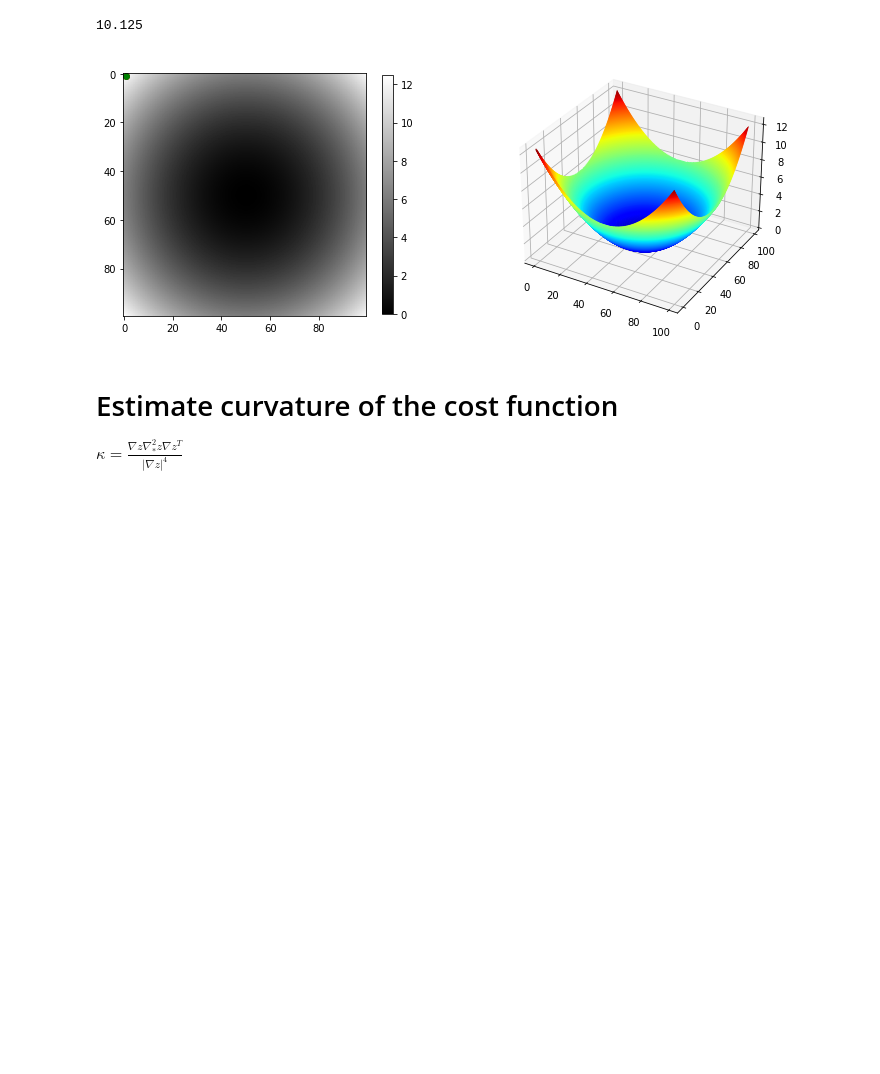
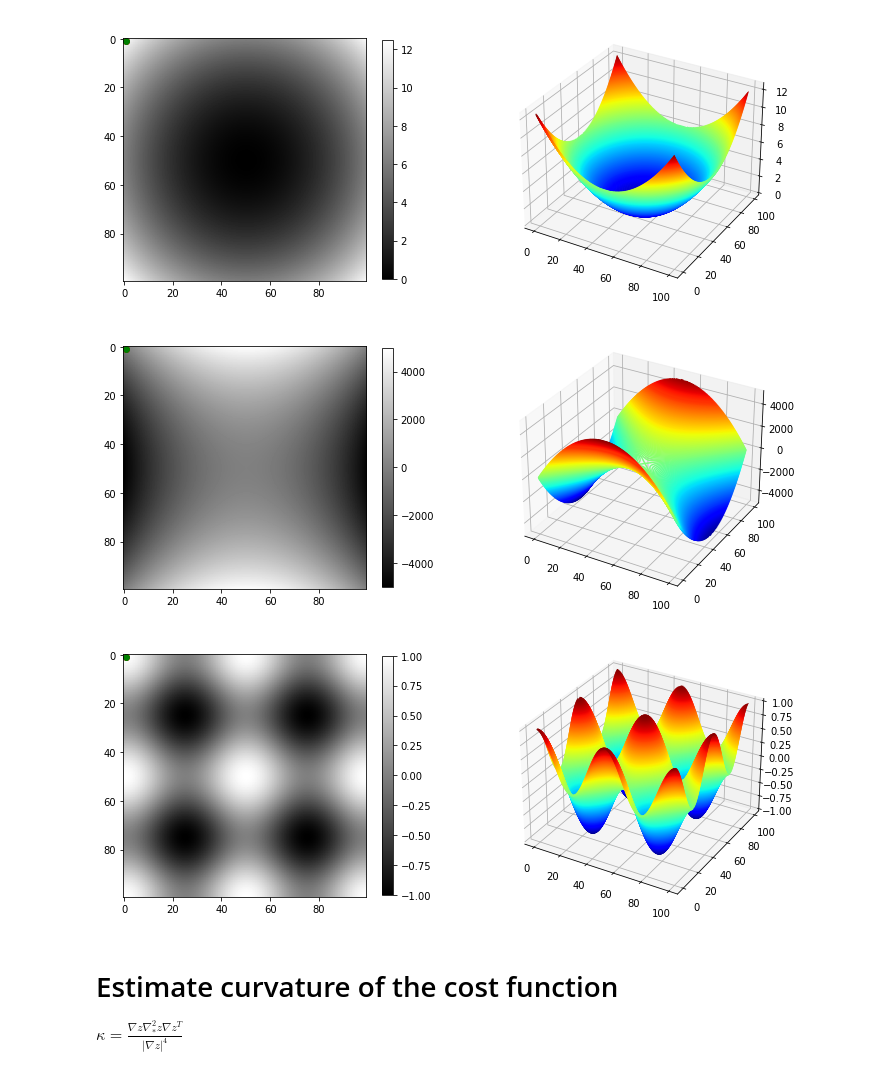
Before and after one commit to k16makki/Medima_tools, a Jupyter notebook: Notebooks/gradient_descent.ipynb, the cells around one changed output. Cells and saved outputs as stored; diff of their text form; code cells hidden in the pictures; blank space fills up the shorter version.

```diff
--- a/Notebooks/gradient_descent.ipynb
+++ b/Notebooks/gradient_descent.ipynb
@@ -34,42 +36,40 @@ def hyperbola(a, dim):
 
 def surf(K, dim):
     z = np.zeros((dim,dim))
     for x in range(dim):
         for y in range(dim):
             X = x/dim
             Y= y/dim
             z[x,y]= 0.5* (math.cos(2*math.pi*K*X)+math.cos(2*math.pi*K*Y))
     return z
 
 def draw_3d(z, feature, point_in=[1,1], point_out=[1,1]):
 
     x, y = np.meshgrid(range(z.shape[0]), range(z.shape[1]))
     fig = plt.figure(figsize=(12, 5))
     ax1 = plt.subplot(121)
     ax1.scatter(point_in[0], point_in[1], c = 'red')
     ax1.scatter(point_out[0], point_out[1], c = 'green')
 
     pos = ax1.imshow(z, cmap="gray")
     ax2 = plt.subplot(122, projection='3d')
     ax2.contour3D(x, y, feature, 300, cmap='jet')
     fig.colorbar(pos,ax=ax1,shrink=0.88)
 
-    #fig.savefig('./parabola.png',dpi=500,ffacecolor=fig.get_facecolor(), transparent=True)
     fig.savefig('./parabola.pdf')
 
+z = parabola(20,20,100)
+draw_3d(z, z)
 
+z = hyperbola(2,100)
+draw_3d(z, z)
 
-z = parabola(20,20,100)
-
-#z = hyperbola(2,100)
-
-#z = surf(1,100)
-
+z = surf(2,100)
 draw_3d(z, z)
-print(z[5,5])
 # %% [output]
-10.125
 [figure]
+[figure, added]
+[figure, added]
 # %% [markdown]
 # Estimate curvature of the cost function
 
```
Also changed, not shown: parts of 14 cells of this notebook.
